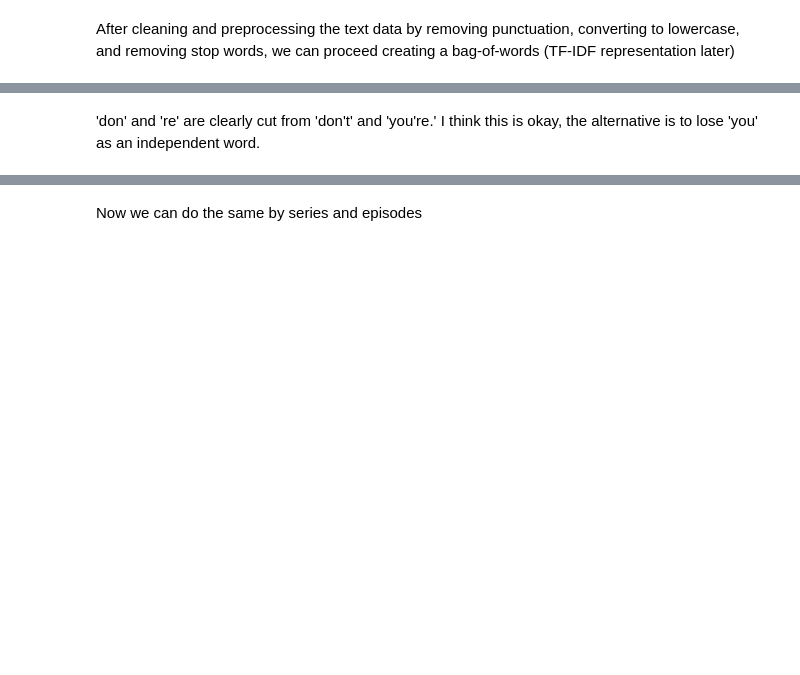
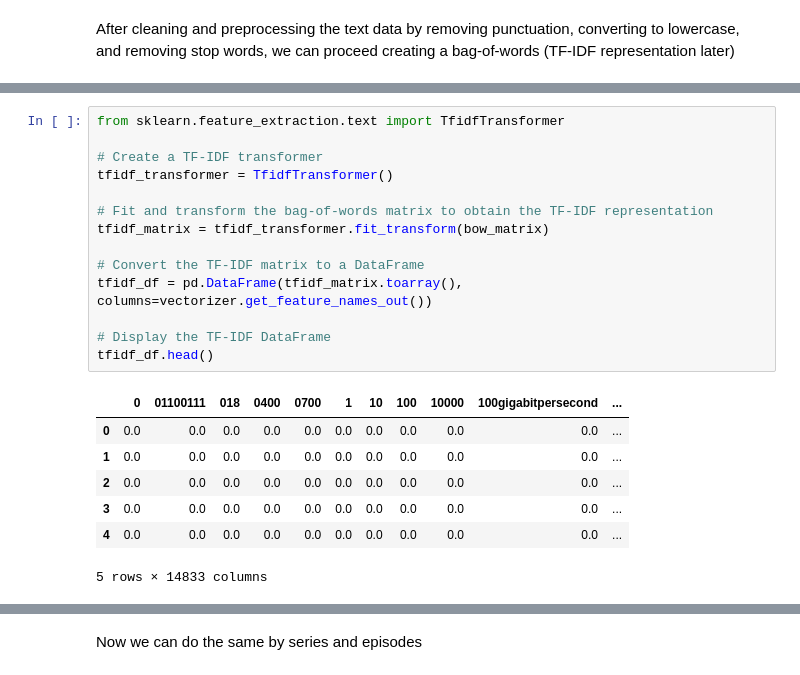
Before and after one commit to Federicosoldati/Text-Mining-Group-3-Project-1, a Jupyter notebook: Project1.ipynb, the cells around one changed output, grey strips where cells are left out. Cells and saved outputs as stored; diff of their text form; blank space fills up the shorter version.

```diff
--- a/Project1.ipynb
+++ b/Project1.ipynb
@@ -329,2 +363,22 @@ like: 670 times
-# %% [markdown]
-'don' and 're' are clearly cut from 'don't' and 'you're.' I think this is okay, the alternative is to lose 'you' as an independent word.
+# %%
+from sklearn.feature_extraction.text import TfidfTransformer
+
+# Create a TF-IDF transformer
+tfidf_transformer = TfidfTransformer()
+
+# Fit and transform the bag-of-words matrix to obtain the TF-IDF representation
+tfidf_matrix = tfidf_transformer.fit_transform(bow_matrix)
+
+# Convert the TF-IDF matrix to a DataFrame
+tfidf_df = pd.DataFrame(tfidf_matrix.toarray(), columns=vectorizer.get_feature_names_out())
+
+# Display the TF-IDF DataFrame
+tfidf_df.head()
+# %% [output]
+|  | 0 | 01100111 | 018 | 0400 | 0700 | 1 | 10 | 100 | 10000 | 100gigabitpersecond | ... |
+| 0 | 0.0 | 0.0 | 0.0 | 0.0 | 0.0 | 0.0 | 0.0 | 0.0 | 0.0 | 0.0 | ... |
+| 1 | 0.0 | 0.0 | 0.0 | 0.0 | 0.0 | 0.0 | 0.0 | 0.0 | 0.0 | 0.0 | ... |
+| 2 | 0.0 | 0.0 | 0.0 | 0.0 | 0.0 | 0.0 | 0.0 | 0.0 | 0.0 | 0.0 | ... |
+| 3 | 0.0 | 0.0 | 0.0 | 0.0 | 0.0 | 0.0 | 0.0 | 0.0 | 0.0 | 0.0 | ... |
+| 4 | 0.0 | 0.0 | 0.0 | 0.0 | 0.0 | 0.0 | 0.0 | 0.0 | 0.0 | 0.0 | ... |
+5 rows × 14833 columns
```
Also changed, not shown: parts of 5 cells of this notebook.
